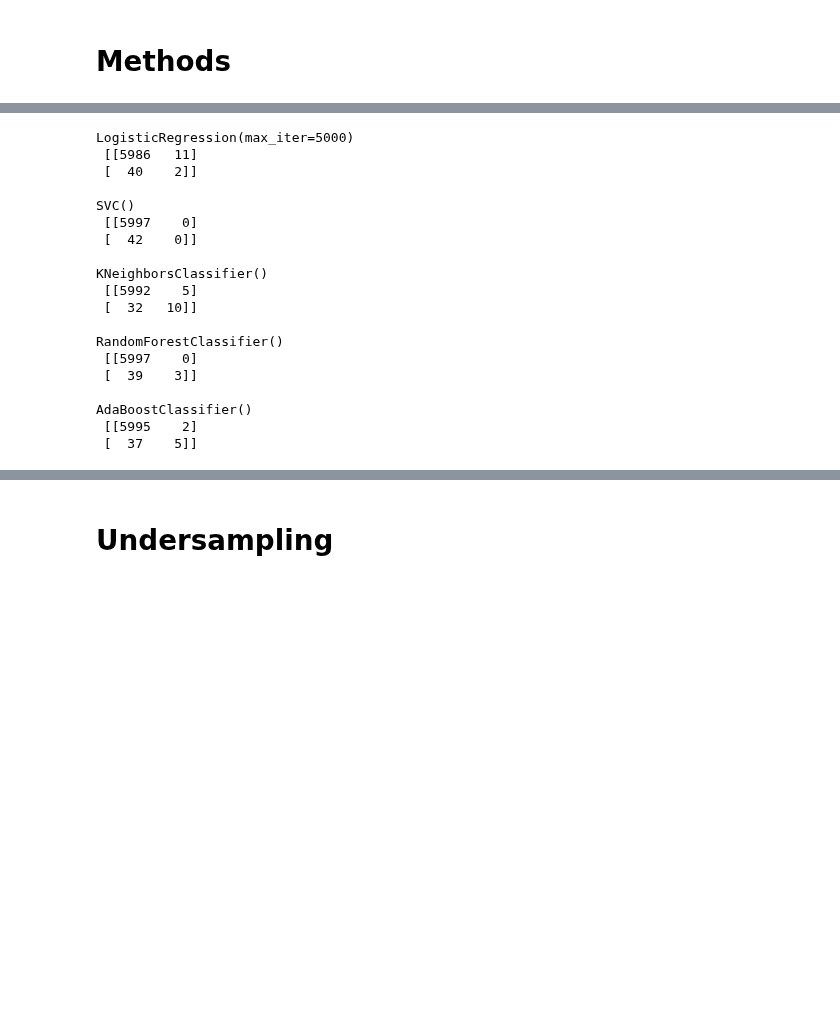
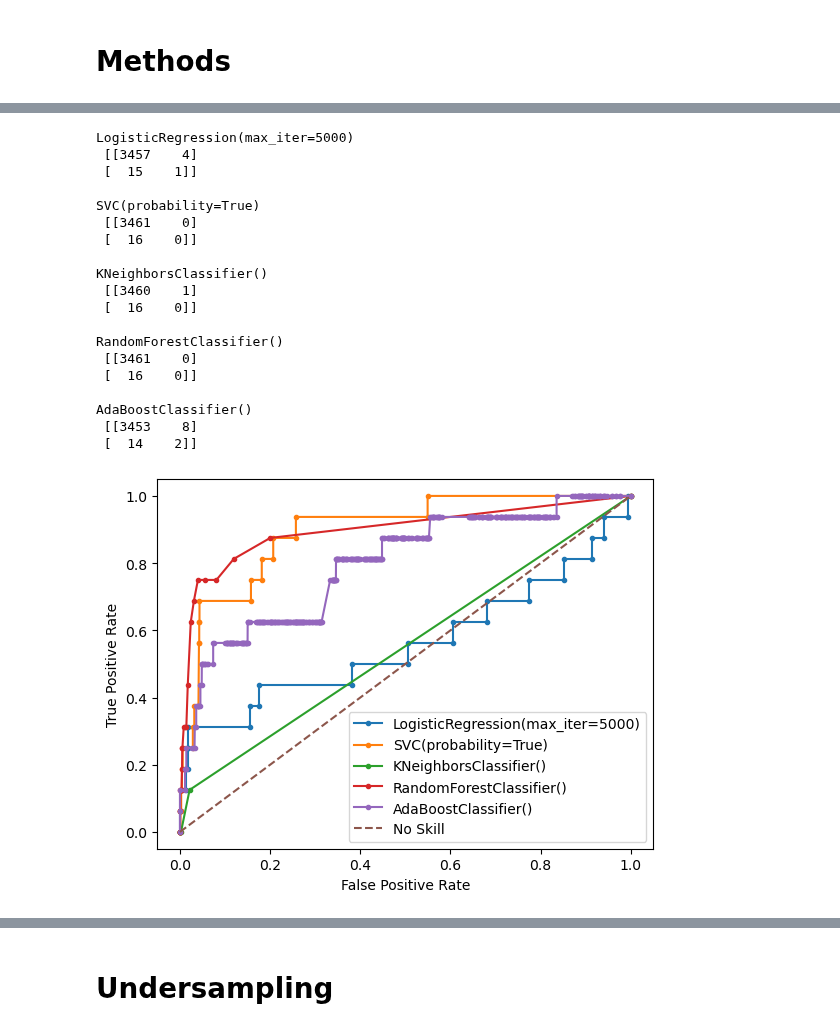
Before and after one commit to kenclements/praxis, a Jupyter notebook: cert-preprocess4-final.ipynb, the cells around one changed output, grey strips where cells are left out. Saved outputs shown, nothing was run; the diff lists cells and outputs as text; code cells hidden in the pictures; blank space fills up the shorter version.

```diff
--- a/cert-preprocess4-final.ipynb
+++ b/cert-preprocess4-final.ipynb
@@ -322,8 +371,8 @@ Number of normal records:  20011
 # %%
-X = df_final.drop(columns=['label'])
-X.rename(columns={'userid' : 10000, 'O': 10001, 'C': 10002, 'E': 10003, 'A': 10004, 'N': 10005, 'tfidf_mean': 10006, 'ind2group': 10007}, inplace=True)
+X = df.drop(columns=['label'])
+X.rename(columns={'userid' : 10000, 'O': 10001, 'C': 10002, 'E': 10003, 'A': 10004, 'N': 10005, 'tfidf_mean': 10006, 'ind2group': 10007, 'ind2past': 10008}, inplace=True)
 # %%
-y = df_final['label']
+y = df['label']
 # %%
 X_train, X_test, y_train, y_test = train_test_split(X, y, test_size=0.3)
 # %%
@@ -342,6 +393,9 @@ X_test_users = X_test[10000]
 # %%
-X_test.drop(columns=[10000, 'index'], inplace=True)
-X_train.drop(columns=[10000, 'index'], inplace=True)
+# X_test.drop(columns=[10000, 'index'], inplace=True)
+# X_train.drop(columns=[10000, 'index'], inplace=True)
+
+X_test.drop(columns=['index'], inplace=True)
+X_train.drop(columns=['index'], inplace=True)
 
 y_test.drop(columns=['index'], inplace=True)
 y_train.drop(columns=['index'], inplace=True)
@@ -378,42 +434,59 @@ X_test = X_test.join(X_test_users)
 # %%
 lr = LogisticRegression(max_iter=5000)
-svm = SVC()
+svm = SVC(probability=True)
 knn = KNeighborsClassifier()
 rf = RandomForestClassifier()
 ada = AdaBoostClassifier()
 # %%
 results_no_sample = []
 models = [lr, svm, knn, rf, ada]
 for m in models:
     m.fit(X_train, y_train.values.ravel())
     predicted = m.predict(X_test)
     acc = metrics.accuracy_score(y_test, predicted)
     rec = metrics.recall_score(y_test, predicted)
     #prec = metrics.precision_score(y_test, predicted)
     f1 = metrics.f1_score(y_test, predicted)
     auc = metrics.roc_auc_score(y_test, predicted)
     print(m, "\n", metrics.confusion_matrix(y_test,predicted), "\n")
     results_no_sample.append([acc, rec, f1, auc])
+
+    m_probs = m.predict_proba(X_test)
+    m_probs = m_probs[:, 1]
+    m_fpr, m_tpr, _ = roc_curve(y_test, m_probs)
+    pyplot.plot(m_fpr, m_tpr, marker='.', label=(m))
+
+ns_probs = [0 for _ in range(len(y_test))]
+ns_fpr, ns_tpr, _ = roc_curve(y_test, ns_probs)
+pyplot.plot(ns_fpr, ns_tpr, linestyle='--', label='No Skill')
+# axis labels
+pyplot.xlabel('False Positive Rate')
+pyplot.ylabel('True Positive Rate')
+# show the legend
+pyplot.legend()
+# show the plot
+pyplot.show()
 # %% [output]
 LogisticRegression(max_iter=5000)
- [[5986   11]
- [  40    2]]
+ [[3457    4]
+ [  15    1]]
 
-SVC()
- [[5997    0]
- [  42    0]]
+SVC(probability=True)
+ [[3461    0]
+ [  16    0]]
 
 KNeighborsClassifier()
- [[5992    5]
- [  32   10]]
+ [[3460    1]
+ [  16    0]]
 
 RandomForestClassifier()
- [[5997    0]
- [  39    3]]
+ [[3461    0]
+ [  16    0]]
 
 AdaBoostClassifier()
- [[5995    2]
- [  37    5]]
+ [[3453    8]
+ [  14    2]]
+[figure, added]
 # %%
 results_no_sample
 # %% [output]
```
Also changed, not shown: parts of 41 cells of this notebook.
